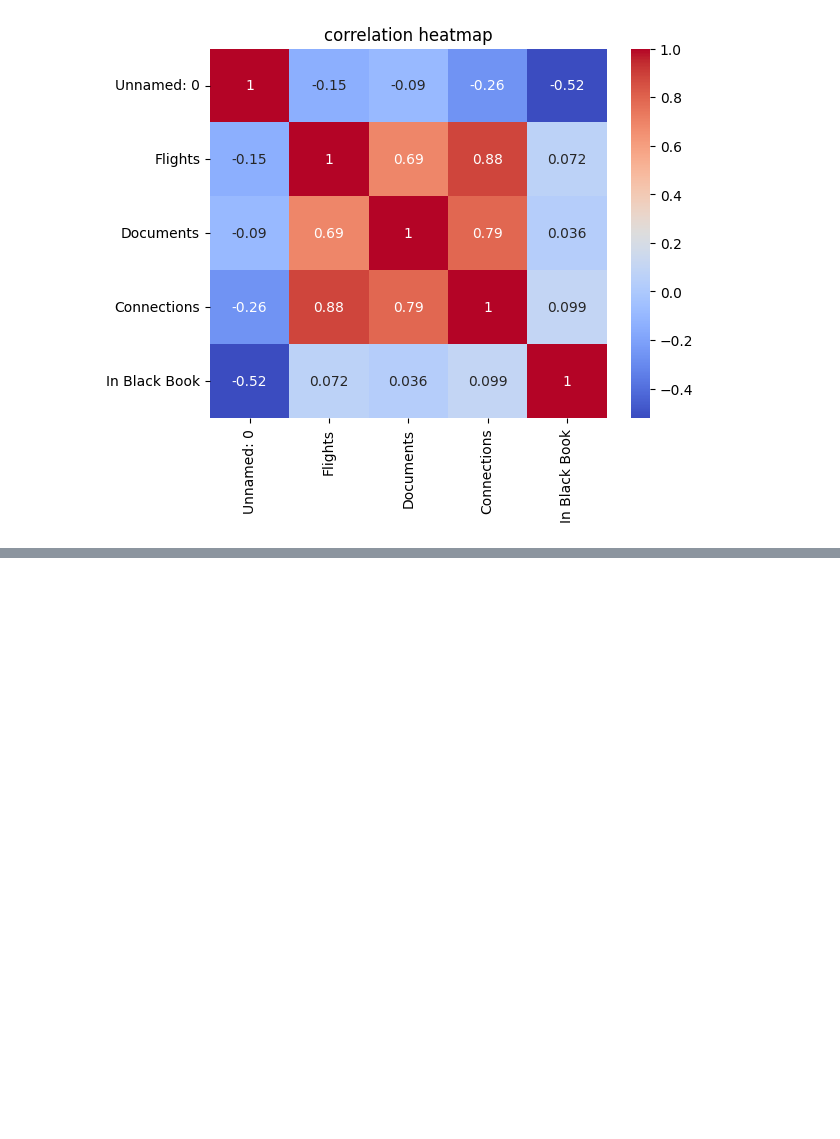
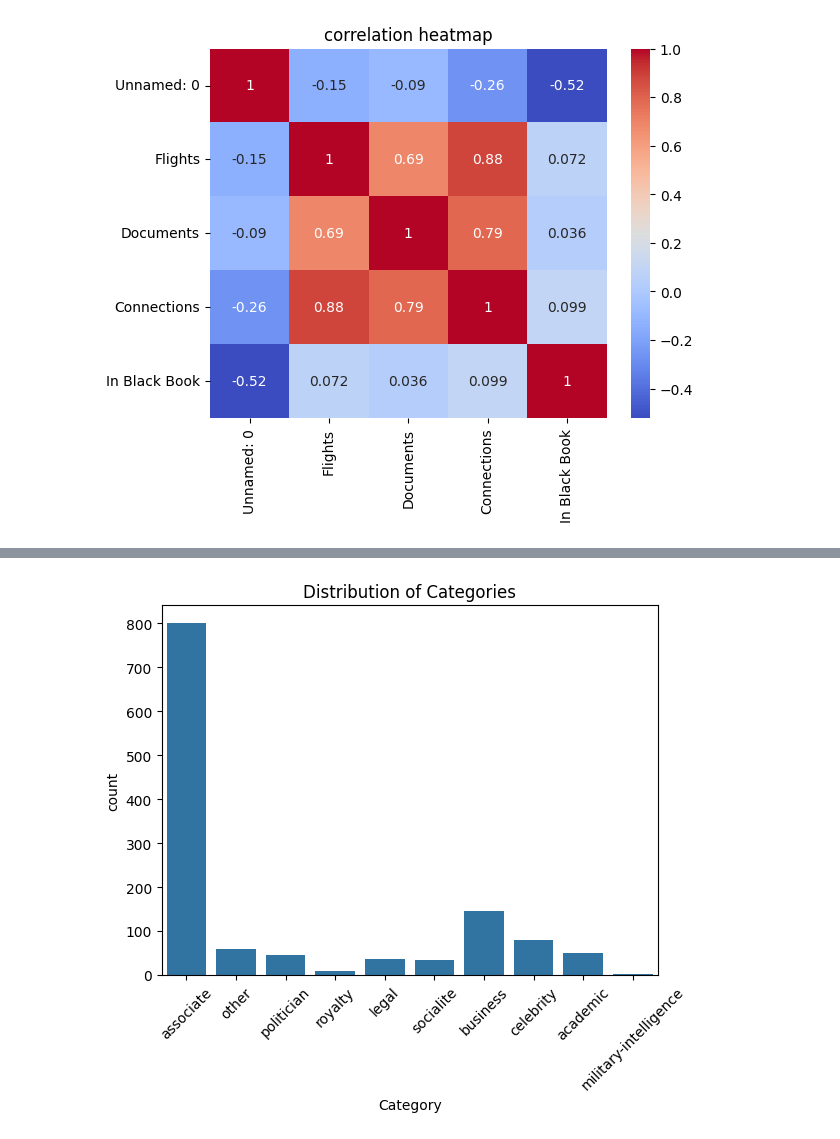
Before and after one commit to Amruth-U-tech/DL-Journey, a Jupyter notebook: 00-DataVisualisation/visualisation-1.ipynb, the cells around one changed output, grey strips where cells are left out. Saved outputs shown, nothing was run; the diff lists cells and outputs as text; code cells hidden in the pictures; blank space fills up the shorter version.

```diff
--- a/00-DataVisualisation/visualisation-1.ipynb
+++ b/00-DataVisualisation/visualisation-1.ipynb
@@ -211,0 +222,10 @@ plt.show()
+# %%
+#what type of people appear the most in the data
+sns.countplot(data=epstien_v, x="Category")
+
+plt.xticks(rotation=45)
+plt.title("Distribution of Categories")
+
+plt.show()
+# %% [output]
+[figure, added]
```
Also changed, not shown: parts of 2 cells of this notebook.
